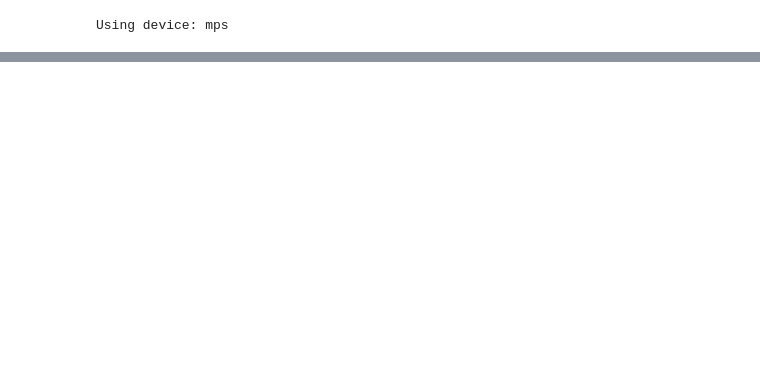
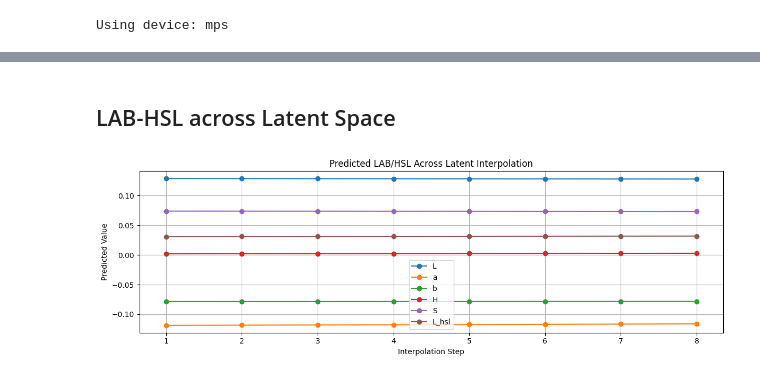
Before and after one commit to Sreevatsa03/shade-matching, a Jupyter notebook: shade-matching.ipynb, the cells around one changed output, grey strips where cells are left out. Saved outputs shown, nothing was run; the diff lists cells and outputs as text; code cells hidden in the pictures; blank space fills up the shorter version.

```diff
--- a/shade-matching.ipynb
+++ b/shade-matching.ipynb
@@ -63,0 +520,43 @@ plt.show()
+# %% [markdown]
+## LAB-HSL across Latent Space
+# %%
+def get_patch_by_mst(dataset, subject_to_mst, target_mst):
+    for i, path in enumerate(dataset.image_paths):
+        subject = os.path.basename(os.path.dirname(path))
+        if subject_to_mst.get(subject) == target_mst:
+            return dataset[i][0].unsqueeze(0).to(device)
+    return None
+
+def interpolate_and_plot_predictions(model, z_start, z_end, num_steps=8, device="cpu"):
+    model.eval()
+    z_start = z_start.to(device)
+    z_end = z_end.to(device)
+
+    interpolated = torch.stack([
+        (1 - alpha) * z_start + alpha * z_end
+        for alpha in torch.linspace(0, 1, num_steps)
+    ])
+
+    with torch.no_grad():
+        predictions = model.color_head(interpolated).cpu().numpy()
+
+    # Convert to a DataFrame for easy plotting
+    df = pd.DataFrame(predictions, columns=["L", "a", "b", "H", "S", "L_hsl"])
+    df["Step"] = list(range(1, num_steps + 1))
+
+    # Plot each dimension
+    plt.figure(figsize=(12, 4))
+    for i, col in enumerate(["L", "a", "b", "H", "S", "L_hsl"]):
+        plt.plot(df["Step"], df[col], marker='o', label=col)
+
+    plt.title("Predicted LAB/HSL Across Latent Interpolation")
+    plt.xlabel("Interpolation Step")
+    plt.ylabel("Predicted Value")
+    plt.legend()
+    plt.grid(True)
+    plt.tight_layout()
+    plt.show()
+
+interpolate_and_plot_predictions(model, z_start, z_end, num_steps=8, device=device)
+# %% [output]
+[figure, added]
```
Also changed, not shown: parts of 20 cells of this notebook, 33 other files.
